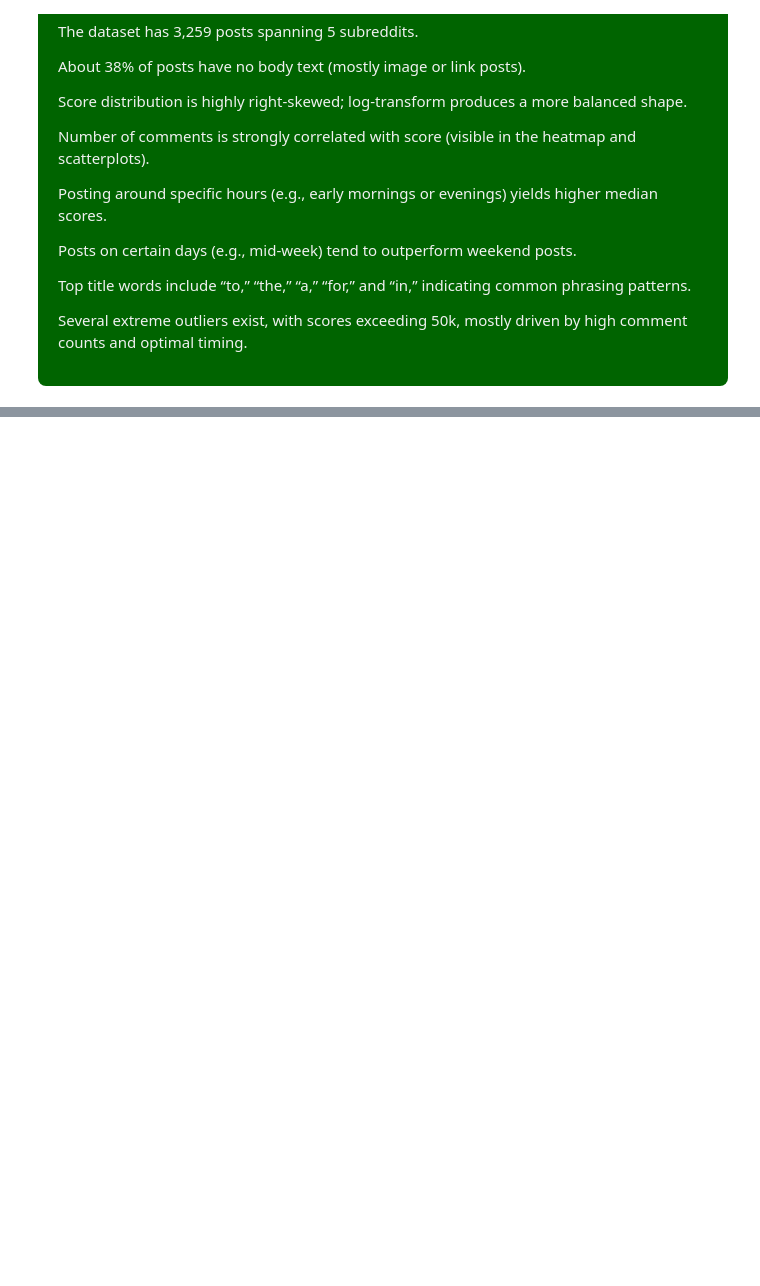
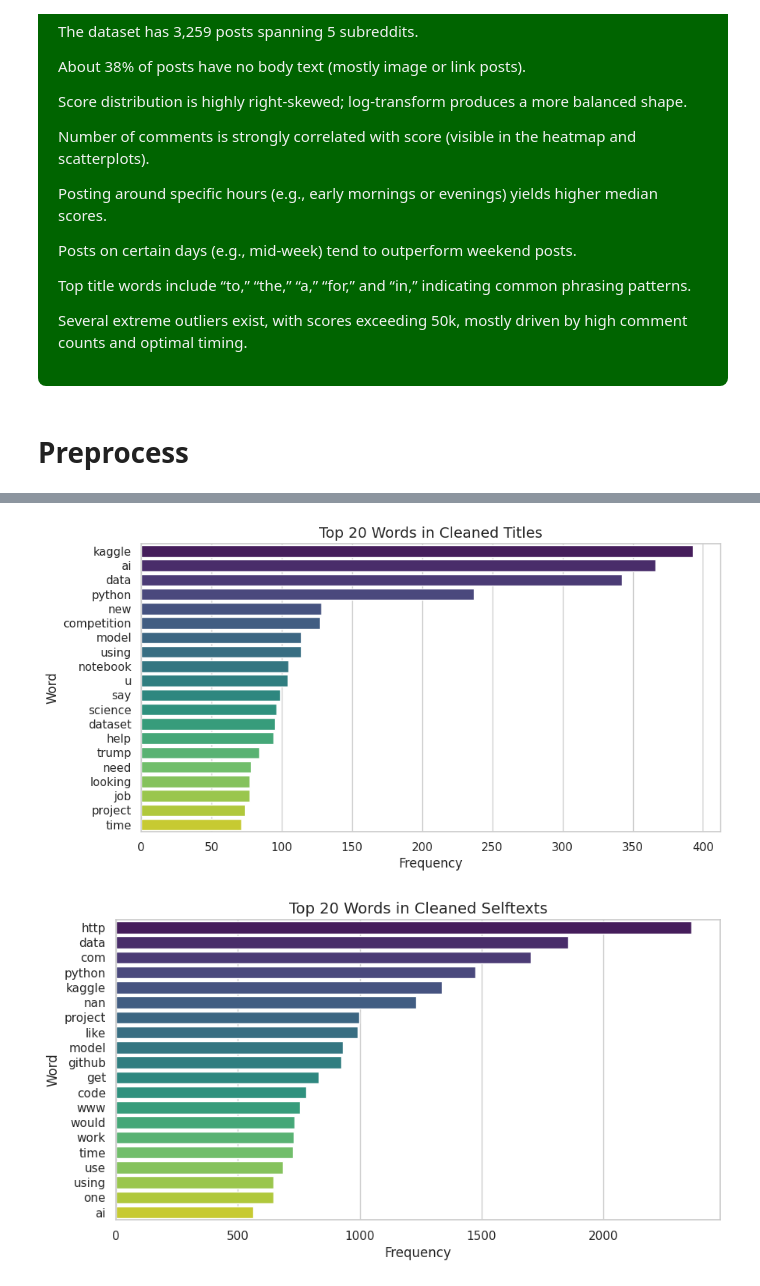
Before and after one commit to alabhastam/reddit-score-prediction, a Jupyter notebook: main.ipynb, the cells around one changed output, grey strips where cells are left out. Cells and saved outputs as stored; diff of their text form; code cells hidden in the pictures; blank space fills up the shorter version.

Commit message:
Kaggle Notebook | reddit-score-prediction | preprocess done

```diff
--- a/main.ipynb
+++ b/main.ipynb
@@ -158,3 +158,61 @@ plt.show()
 <p>Several extreme outliers exist, with scores exceeding 50k, mostly driven by high comment counts and optimal timing.</p>
 
 </div>
+# %% [markdown]
+# Preprocess
+# %%
+
+
+#  Import libraries
+import re
+import string
+import nltk
+from nltk.corpus import stopwords
+from nltk.tokenize import word_tokenize
+from nltk.stem import WordNetLemmatizer
+from collections import Counter
+
+#  Download NLTK resources
+nltk.download('punkt')
+nltk.download('stopwords')
+nltk.download('wordnet')
+
+
+
+# Define text preprocessing function
+stop_words = set(stopwords.words('english'))
+lemmatizer = WordNetLemmatizer()
+
+def preprocess_text(text):
+    # Ensure string
+    text = str(text).lower()
+    # Remove punctuation
+    text = re.sub(f"[{re.escape(string.punctuation)}]", " ", text)
+    # Tokenize
+    tokens = word_tokenize(text)
+    # Remove stopwords and non-alpha, apply lemmatization
+    tokens = [lemmatizer.lemmatize(w) for w in tokens if w.isalpha() and w not in stop_words]
+    return " ".join(tokens)
+
+#  Apply preprocessing to columns
+df['title_clean'] = df['title'].apply(preprocess_text)
+df['selftext_clean'] = df['selftext'].apply(preprocess_text)
+
+#  Function to plot top words frequency
+def plot_top_words(text_series, title):
+    all_words = ' '.join(text_series).split()
+    word_freq = Counter(all_words)
+    common_words = word_freq.most_common(20)
+    words, counts = zip(*common_words)
+
+    plt.figure(figsize=(10,5))
+    sns.barplot(x=list(counts), y=list(words), palette="viridis")
+    plt.title(title, fontsize=14)
+    plt.xlabel("Frequency")
+    plt.ylabel("Word")
+    plt.show()
+
+#  Plot word frequency for cleaned text
+plot_top_words(df['title_clean'], "Top 20 Words in Cleaned Titles")
+plot_top_words(df['selftext_clean'], "Top 20 Words in Cleaned Selftexts")
+# %% [output]
@@ -160,0 +225,2 @@ plt.show()
+[figure, added]
+[figure, added]
```
Also changed, not shown: parts of 3 cells of this notebook.
